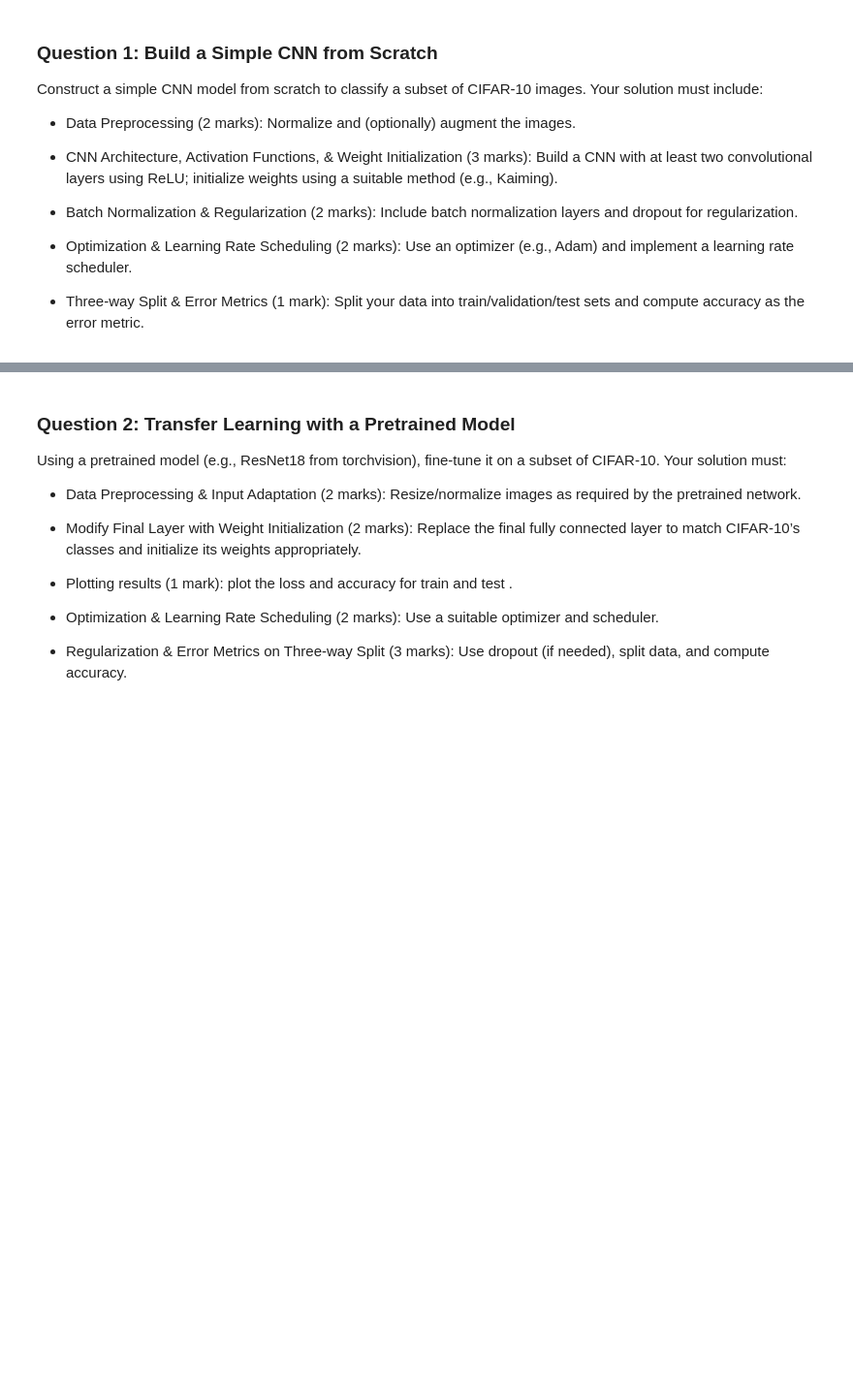
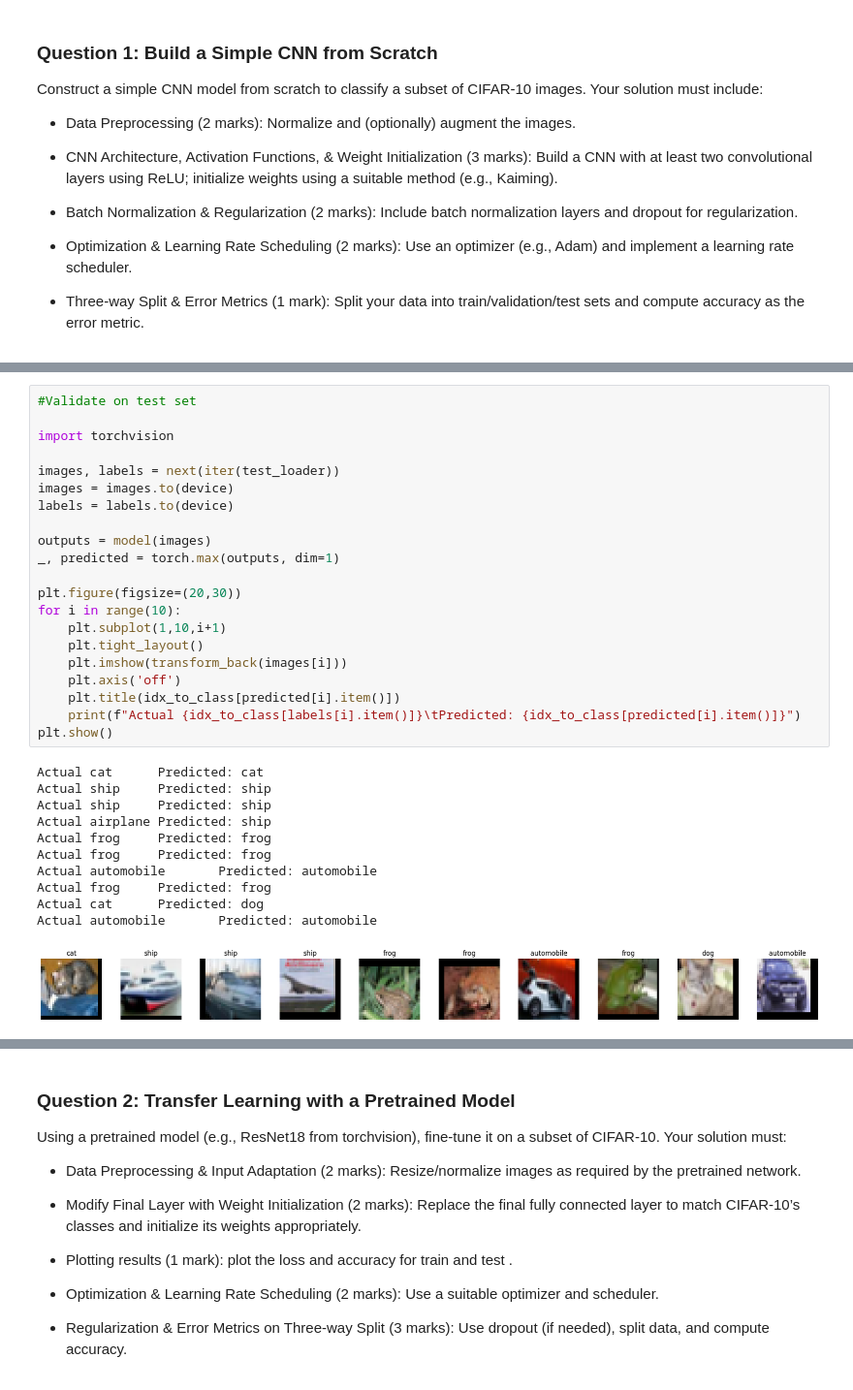
Before and after one commit to omaraboelfadl/COE49413-S25-Group-1, a Jupyter notebook: CV HW3/HW_3_CV.ipynb, the cells around one changed output, grey strips where cells are left out. Shown at 97% size. Cells and saved outputs as stored; diff of their text form; blank space fills up the shorter version.

```diff
--- a/CV HW3/HW_3_CV.ipynb
+++ b/CV HW3/HW_3_CV.ipynb
@@ -265,0 +319,33 @@ RuntimeError: running_mean should contain 8 elements not 4
+# %%
+#Validate on test set
+
+import torchvision
+
+images, labels = next(iter(test_loader))
+images = images.to(device)
+labels = labels.to(device)
+
+outputs = model(images)
+_, predicted = torch.max(outputs, dim=1)
+
+plt.figure(figsize=(20,30))
+for i in range(10):
+    plt.subplot(1,10,i+1)
+    plt.tight_layout()
+    plt.imshow(transform_back(images[i]))
+    plt.axis('off')
+    plt.title(idx_to_class[predicted[i].item()])
+    print(f"Actual {idx_to_class[labels[i].item()]}\tPredicted: {idx_to_class[predicted[i].item()]}")
+plt.show()
+# %% [output]
+Actual cat      Predicted: cat
+Actual ship     Predicted: ship
+Actual ship     Predicted: ship
+Actual airplane Predicted: ship
+Actual frog     Predicted: frog
+Actual frog     Predicted: frog
+Actual automobile       Predicted: automobile
+Actual frog     Predicted: frog
+Actual cat      Predicted: dog
+Actual automobile       Predicted: automobile
+[figure, added]
```
Also changed, not shown: parts of 9 cells of this notebook.
